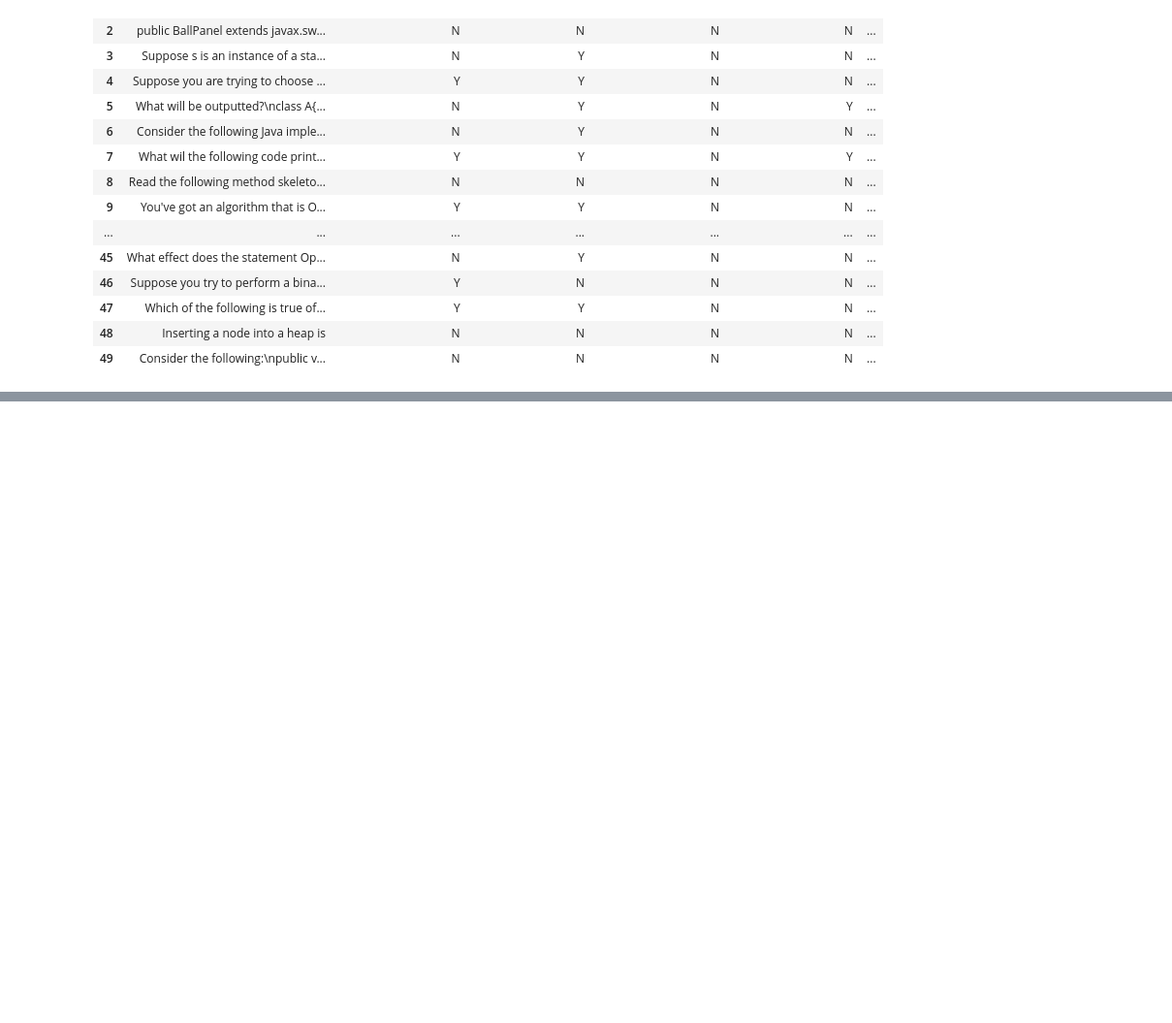
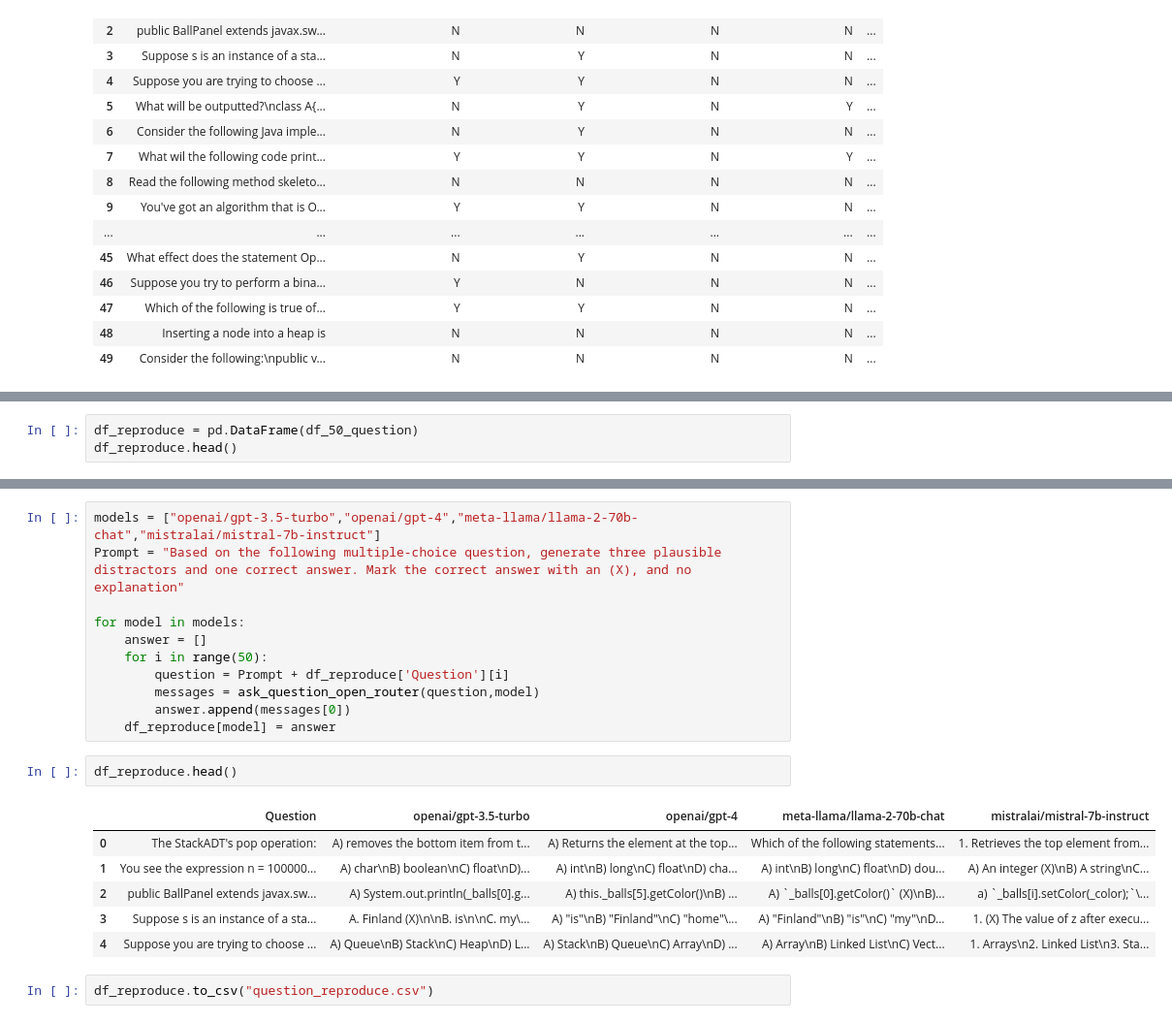
Before and after one commit to QAQzzz1234/LLM-Generate-Multiple-Question, a Jupyter notebook: unambiguous_revised.ipynb, the cells around one changed output, grey strips where cells are left out. Shown: that part at 97% size. Cells and saved outputs as stored; diff of their text form; blank space fills up the shorter version.

Commit message:
Reproduced

```diff
--- a/unambiguous_revised.ipynb
+++ b/unambiguous_revised.ipynb
@@ -345,2 +347,4 @@ df_50
 # %%
+df_reproduce = pd.DataFrame(df_50_question)
+df_reproduce.head()
 # %% [output]
@@ -347,0 +357,22 @@ NameError: name 'df_50' is not defined
+# %%
+models = ["openai/gpt-3.5-turbo","openai/gpt-4","meta-llama/llama-2-70b-chat","mistralai/mistral-7b-instruct"]
+Prompt = "Based on the following multiple-choice question, generate three plausible distractors and one correct answer. Mark the correct answer with an (X), and no explanation"
+
+for model in models:
+    answer = []
+    for i in range(50):
+        question = Prompt + df_reproduce['Question'][i]
+        messages = ask_question_open_router(question,model)
+        answer.append(messages[0])
+    df_reproduce[model] = answer
+# %%
+df_reproduce.head()
+# %% [output]
+|  | Question | openai/gpt-3.5-turbo | openai/gpt-4 | meta-llama/llama-2-70b-chat | mistralai/mistral-7b-instruct |
+| 0 | The StackADT's pop operation: | A) removes the bottom item from t... | A) Returns the element at the top... | Which of the following statements... | 1. Retrieves the top element from... |
+| 1 | You see the expression n = 100000... | A) char\nB) boolean\nC) float\nD)... | A) int\nB) long\nC) float\nD) cha... | A) int\nB) long\nC) float\nD) dou... | A) An integer (X)\nB) A string\nC... |
+| 2 | public BallPanel extends javax.sw... | A) System.out.println(_balls[0].g... | A) this._balls[5].getColor()\nB) ... | A) `_balls[0].getColor()` (X)\nB)... | a) `_balls[i].setColor(_color);`\... |
+| 3 | Suppose s is an instance of a sta... | A. Finland (X)\n\nB. is\n\nC. my\... | A) "is"\nB) "Finland"\nC) "home"\... | A) "Finland"\nB) "is"\nC) "my"\nD... | 1. (X) The value of z after execu... |
+| 4 | Suppose you are trying to choose ... | A) Queue\nB) Stack\nC) Heap\nD) L... | A) Stack\nB) Queue\nC) Array\nD) ... | A) Array\nB) Linked List\nC) Vect... | 1. Arrays\n2. Linked List\n3. Sta... |
+# %%
+df_reproduce.to_csv("question_reproduce.csv")
```
Also changed, not shown: parts of 2 cells of this notebook, 2 other files.
